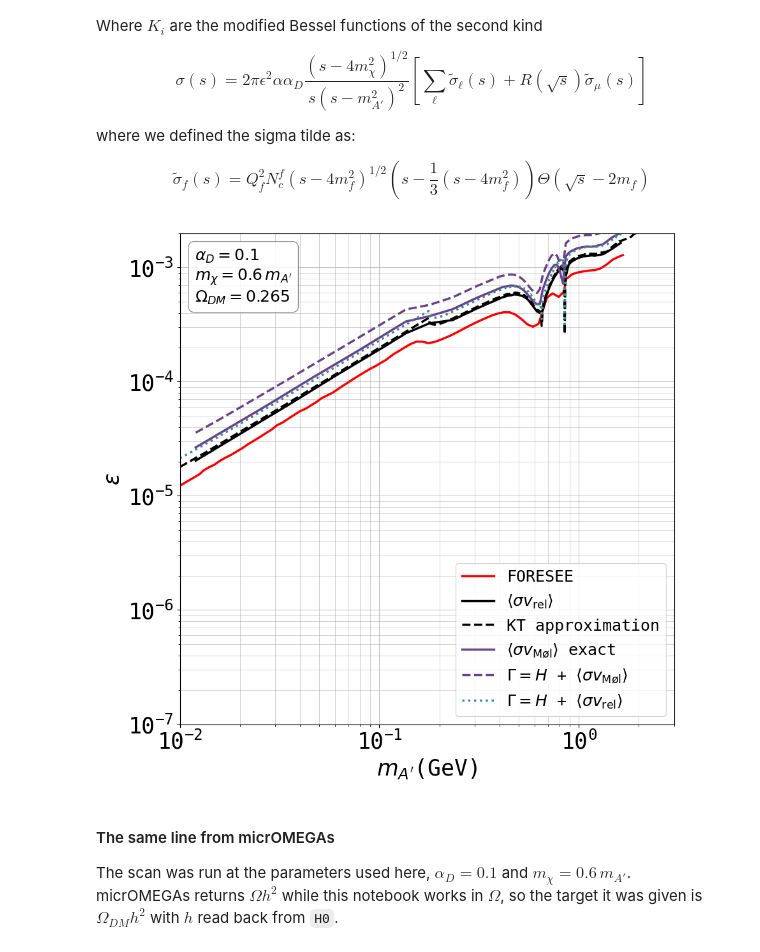
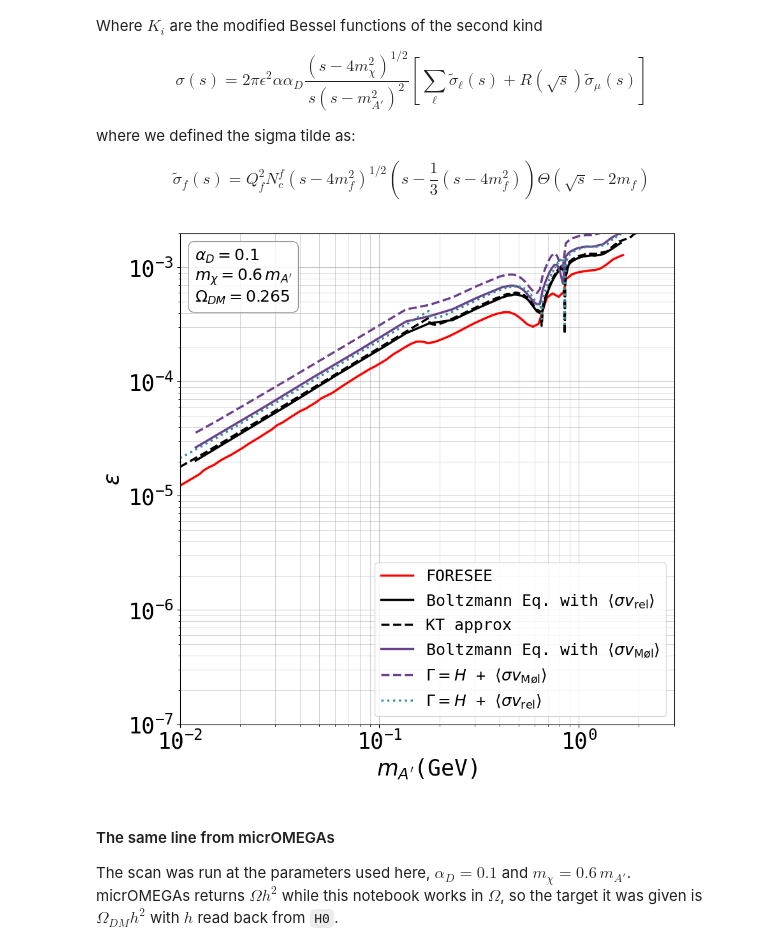
Before and after one commit to sgogoeg/bcgs_internship, a Jupyter notebook: Code/Relic_Abundance.ipynb, the cells around one changed output. Cells and saved outputs as stored; diff of their text form; code cells hidden in the pictures.

```diff
--- a/Code/Relic_Abundance.ipynb
+++ b/Code/Relic_Abundance.ipynb
@@ -1158,11 +1158,11 @@ ax.set_axisbelow(True) # Ensure grid is below data
 plt.plot(ma_kling, eps_kling, color = 'red', linewidth = 2.5,
          label = r"FORESEE")
 plt.plot(ma_moller, eps_exp_m, color = 'black', linewidth = 2.5,
-         label = r"$\left\langle \sigma v_{\rm rel} \right\rangle$")
+         label = r"Boltzmann Eq. with $\left\langle \sigma v_{\rm rel} \right\rangle$")
 plt.plot(ma, eps_approx_3, linestyle = '--', color = 'black', linewidth = 2.5,
-         label = r"KT approximation")
+         label = r"KT approx")
 plt.plot(ma_moller, eps_gg, color = '#6a408d', linewidth = 2.5,
-         label = r"$\left\langle \sigma v_{\rm M\o l} \right\rangle$ exact")
+         label = r"Boltzmann Eq. with $\left\langle \sigma v_{\rm M\o l} \right\rangle$")
 plt.plot(ma_moller, eps_gg_cf, linestyle = '--', color = '#6a408d', linewidth = 2.5,
          label = r"$\Gamma = H$ + $\left\langle \sigma v_{\rm M\o l} \right\rangle$")
 
@@ -1184,34 +1184,34 @@ ax.text(0.03, 0.97,
 # Setting a costumised legend:
 handles, labels = ax.get_legend_handles_labels() # get all legend items
 desired_order = range(len(handles))  # change the order of legend elements
 
 ax.legend(
     [handles[i] for i in desired_order],
     [labels[i] for i in desired_order],
     loc = 'lower right',           # five entries no longer fit above the axes,
     ncol = 1,                      # and the lower right is empty anyway
     fontsize = 18,
     frameon = True                # removes legend border
 )
 
 # Define how much to zoom out from the data plotting range (cm):
 x_min = 1e-2
 x_max = 3
 x_range = x_max - x_min
 
 y_min = 1e-7
 y_max = 2e-3
 y_range = y_max - y_min
 
 # Set the new plotting limits explicitly
 ax.set_xbound(x_min, x_max)
 ax.set_ybound(y_min, y_max)
 
 # Save and show the figure:
 plt.savefig("figures/relic_abundance_comparison_all.pdf", bbox_inches='tight')
 plt.show()
 # %% [output]
-[figure, old version]
+[figure, new version]
 # %% [markdown]
 #### The same line from micrOMEGAs
 
```
Also changed, not shown: 10 other files.
